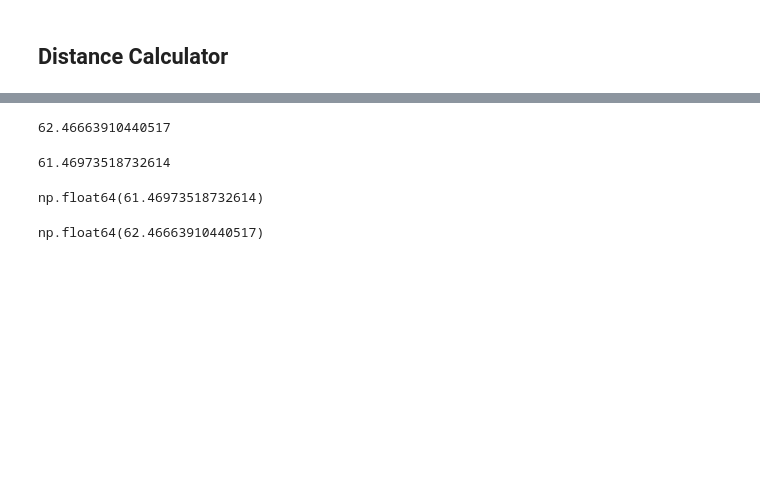
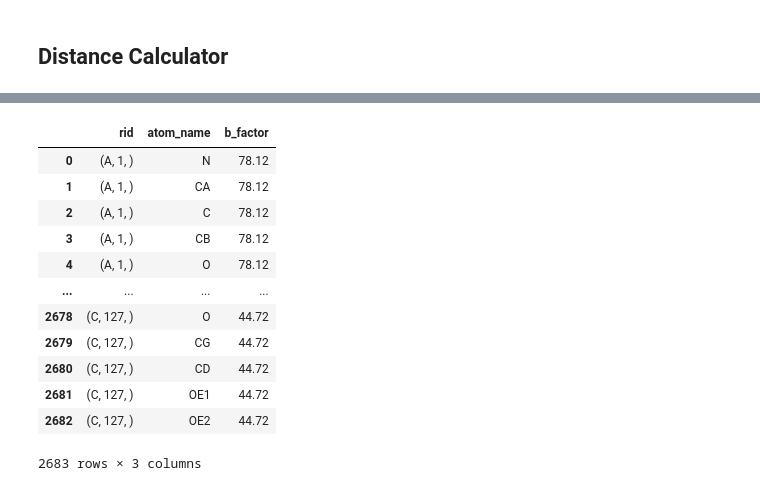
Before and after one commit to jonchengbb/ab_discovery_sandbox, a Jupyter notebook: 2025-06-30_parse_json.ipynb, the cells around one changed output, grey strips where cells are left out. Saved outputs shown, nothing was run; the diff lists cells and outputs as text; code cells hidden in the pictures; blank space fills up the shorter version.

```diff
--- a/2025-06-30_parse_json.ipynb
+++ b/2025-06-30_parse_json.ipynb
@@ -522,17 +358,0 @@ array([[ 12.523, -40.688,  10.359],
-# %%
-from math import sqrt
-sqrt((-5.797-(12.523))**2 + (13.188-(-40.688))**2 + (-15.406-(10.359))**2 )
-# %% [output]
-62.46663910440517
-# %%
-sqrt((-5.047-(12.523))**2 + (12.852-(-40.688))**2 + (-14.203-(10.359))**2 )
-# %% [output]
-61.46973518732614
-# %%
-dist[1,0]
-# %% [output]
-np.float64(61.46973518732614)
-# %%
-dist[0,0]
-# %% [output]
-np.float64(62.46663910440517)
@@ -538,0 +374,16 @@ np.float64(62.46663910440517)
+# %%
+t
+# %% [output]
+|  | rid | atom_name | b_factor |
+| 0 | (A, 1, ) | N | 78.12 |
+| 1 | (A, 1, ) | CA | 78.12 |
+| 2 | (A, 1, ) | C | 78.12 |
+| 3 | (A, 1, ) | CB | 78.12 |
+| 4 | (A, 1, ) | O | 78.12 |
+| ... | ... | ... | ... |
+| 2678 | (C, 127, ) | O | 44.72 |
+| 2679 | (C, 127, ) | CG | 44.72 |
+| 2680 | (C, 127, ) | CD | 44.72 |
+| 2681 | (C, 127, ) | OE1 | 44.72 |
+| 2682 | (C, 127, ) | OE2 | 44.72 |
+2683 rows × 3 columns
```
Also changed, not shown: parts of 54 cells of this notebook.
